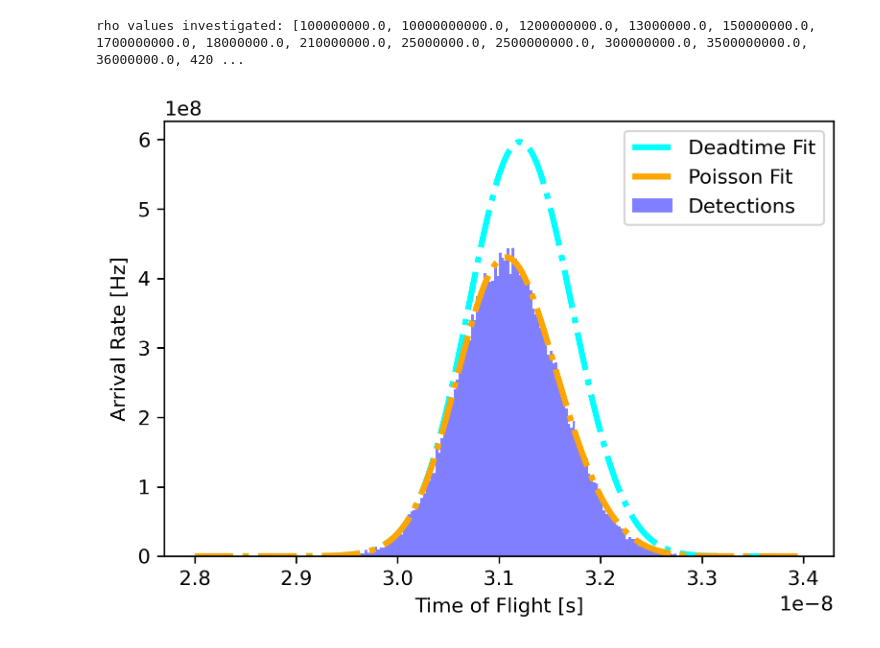
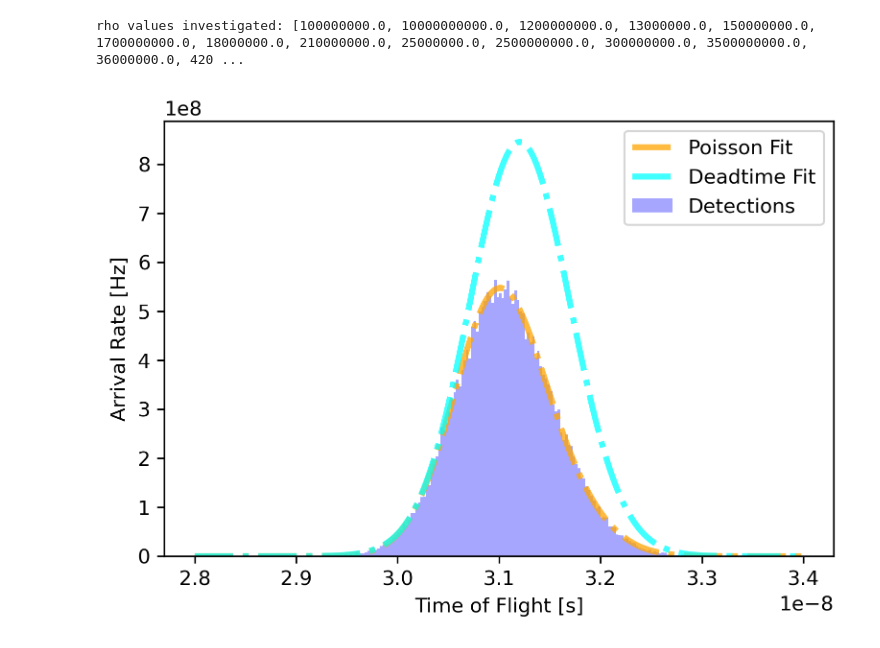
Before and after one commit to gkirchhoff32/ARSENL_backscatter_experiments, a Jupyter notebook: scripts/plot_processed_data.ipynb, the cells around one changed output. Drawn from its saved outputs; the diff is of its cells as text; code cells hidden in the pictures.

Commit message:
redoing plots for manuscript, esp sim figures

```diff
--- a/scripts/plot_processed_data.ipynb
+++ b/scripts/plot_processed_data.ipynb
@@ -56,7 +56,7 @@ rho values investigated: [100000000.0, 10000000000.0, 1200000000.0, 13000000.0,
 sort_idx = np.argsort(rho_lst)
 sorted_rho = np.array(rho_lst)[sort_idx]
 # %%
-idx = 16
+idx = -1
 
 t_fine = df_dead_fit['time vector'].to_numpy()
 if use_sim:
@@ -67,33 +67,32 @@ else:
     pois_fit = df_pois_fit[OD_name_lst[idx]]
 
 flight_time = load_ttag[0][idx].to_numpy()
-true_flight_time = load_ttag[1].to_numpy()
 n_shots = load_ttag[5]
 # %%
 t_min = t_fine[0]
 t_max = t_fine[-1]
 if use_sim:
     dt = 25e-12  # [s]
-    t_fine = np.arange(t_min, t_max, dt)
+    t_fine = np.arange(t_min, t_max+dt, dt)
 else:
     dt = np.diff(t_fine)[0]
 # %%
 fig = plt.figure(dpi=300)
 ax = fig.add_subplot(111)
-ax.plot(t_fine, dead_fit, label='Deadtime Fit', linestyle='-.', linewidth=3, color='cyan')
-ax.plot(t_fine, pois_fit, label='Poisson Fit', linestyle='-.', linewidth=3, color='orange')
+ax.plot(t_fine, pois_fit, label='Poisson Fit', linestyle='-.', alpha=0.75, linewidth=3, color='orange')
+ax.plot(t_fine, dead_fit, label='Deadtime Fit', linestyle='-.', alpha=0.75, linewidth=3, color='cyan')
 
 bin_array = set_binwidth(t_min, t_max, dt)
 n, bins = np.histogram(flight_time, bins=bin_array)
 binwidth = np.diff(bins)[0]
 N = n / binwidth / n_shots  # [Hz]
 center = 0.5 * (bins[:-1] + bins[1:])
-ax.bar(center, N, align='center', color='blue', width=binwidth, alpha=0.5, label='Detections')
+ax.bar(center, N, align='center', color='blue', width=binwidth, alpha=0.35, label='Detections')
 
 ax.set_ylabel('Arrival Rate [Hz]')
 ax.set_xlabel('Time of Flight [s]')
 # ax.set_title('Transmission: {:.4f}'.format(10**-float(OD_name_lst[idx][-3:])))
 plt.legend()
 plt.show()
 # %% [output]
-[figure, old version]
+[figure, new version]
```
Also changed, not shown: 5 other files.
